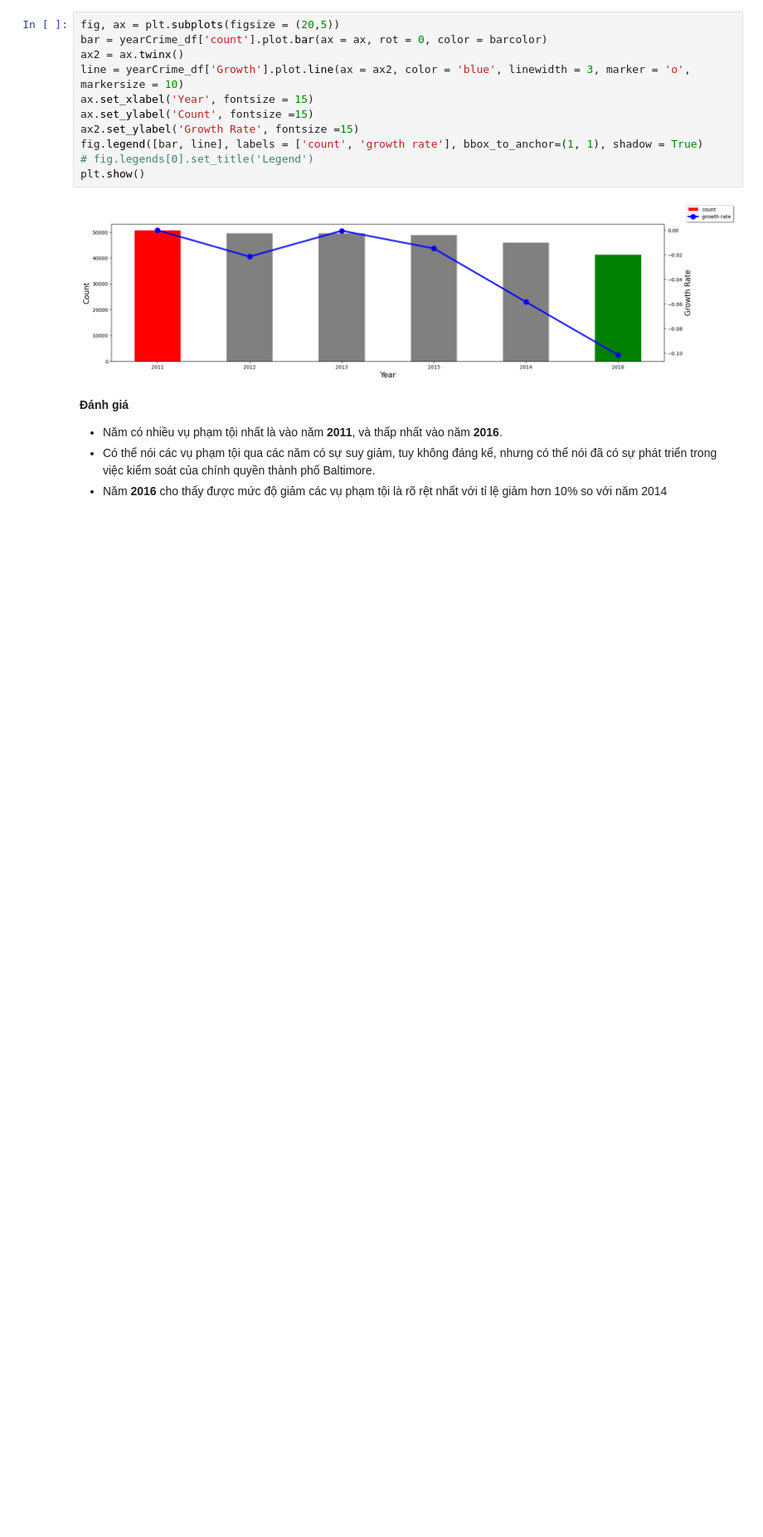
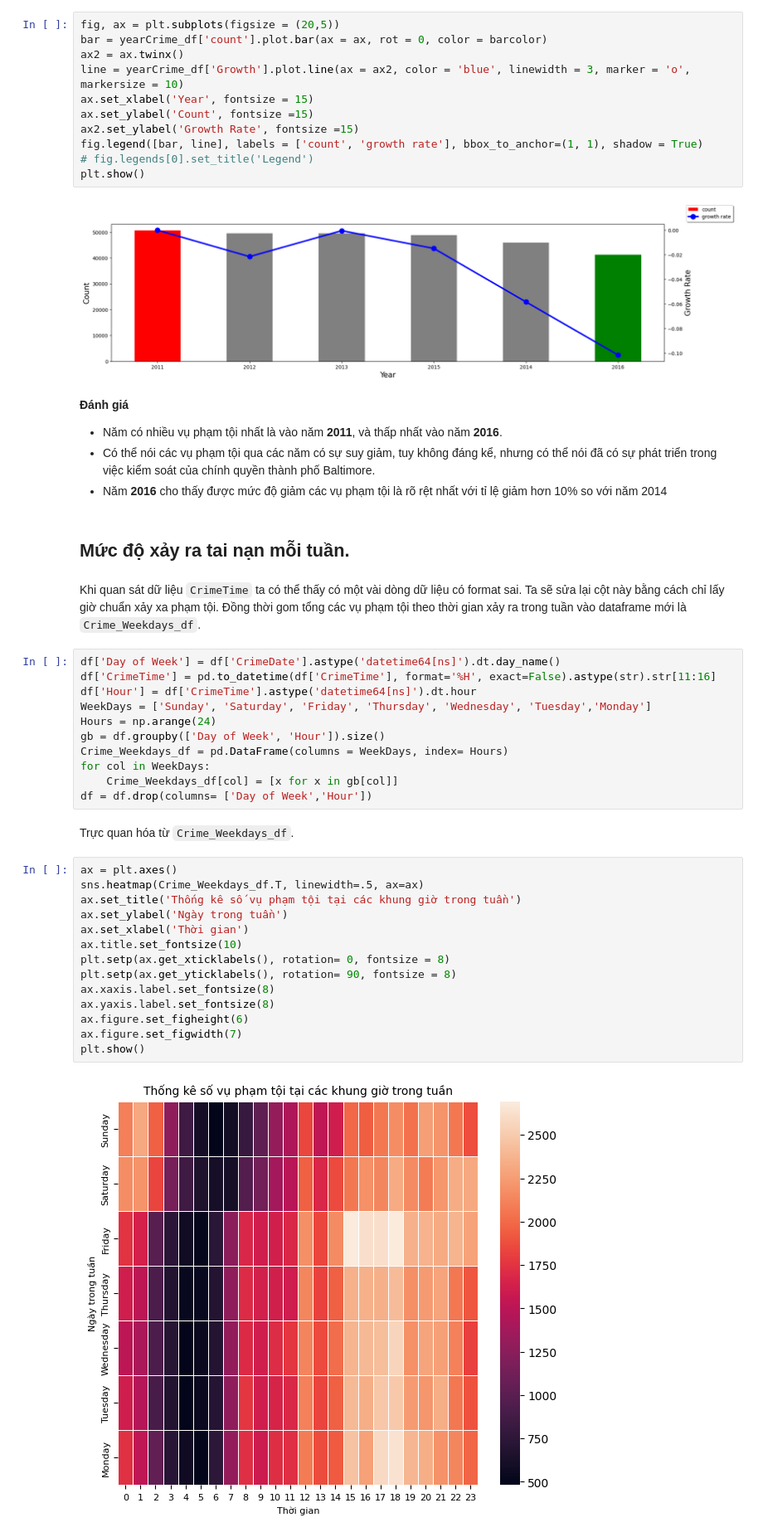
Before and after one commit to Miruku2201/VisualizeLab02, a Jupyter notebook: EDA.ipynb, the cells around one changed output. Shown: that part at 83% size. Cells and saved outputs as stored; diff of their text form; blank space fills up the shorter version.

Commit message:
heatmap

```diff
--- a/EDA.ipynb
+++ b/EDA.ipynb
@@ -419,3 +418,36 @@ __Đánh giá__
 + Năm có nhiều vụ phạm tội nhất là vào năm __2011__, và thấp nhất vào năm __2016__.
 + Có thể nói các vụ phạm tội qua các năm có sự suy giảm, tuy không đáng kể, nhưng có thể nói đã có sự phát triển trong việc kiểm soát của chính quyền thành phố Baltimore.
 + Năm __2016__ cho thấy được mức độ giảm các vụ phạm tội là rõ rệt nhất với tỉ lệ giảm hơn 10% so với năm 2014
+# %% [markdown]
+## Mức độ xảy ra tai nạn mỗi tuần.
+# %% [markdown]
+Khi quan sát dữ liệu `CrimeTime` ta có thể thấy có một vài dòng dữ liệu có format sai. Ta sẽ sửa lại cột này bằng cách chỉ lấy giờ chuẩn xảy xa phạm tội. Đồng thời gom tổng các vụ phạm tội theo thời gian xảy ra trong tuần vào dataframe mới là `Crime_Weekdays_df`.
+# %%
+df['Day of Week'] = df['CrimeDate'].astype('datetime64[ns]').dt.day_name()
+df['CrimeTime'] = pd.to_datetime(df['CrimeTime'], format='%H', exact=False).astype(str).str[11:16]
+df['Hour'] = df['CrimeTime'].astype('datetime64[ns]').dt.hour
+WeekDays = ['Sunday', 'Saturday', 'Friday', 'Thursday', 'Wednesday', 'Tuesday','Monday']
+Hours = np.arange(24)
+gb = df.groupby(['Day of Week', 'Hour']).size()
+Crime_Weekdays_df = pd.DataFrame(columns = WeekDays, index= Hours)
+for col in WeekDays:
+    Crime_Weekdays_df[col] = [x for x in gb[col]]
+df = df.drop(columns= ['Day of Week','Hour'])
+# %% [markdown]
+Trực quan hóa từ `Crime_Weekdays_df`.
+# %%
+ax = plt.axes()
+sns.heatmap(Crime_Weekdays_df.T, linewidth=.5, ax=ax)
+ax.set_title('Thống kê số vụ phạm tội tại các khung giờ trong tuần')
+ax.set_ylabel('Ngày trong tuần')
+ax.set_xlabel('Thời gian')
+ax.title.set_fontsize(10)
+plt.setp(ax.get_xticklabels(), rotation= 0, fontsize = 8)
+plt.setp(ax.get_yticklabels(), rotation= 90, fontsize = 8)
+ax.xaxis.label.set_fontsize(8)
+ax.yaxis.label.set_fontsize(8)
+ax.figure.set_figheight(6)
+ax.figure.set_figwidth(7)
+plt.show()
+# %% [output]
+[figure, added]
```
Also changed, not shown: parts of 3 cells of this notebook.
